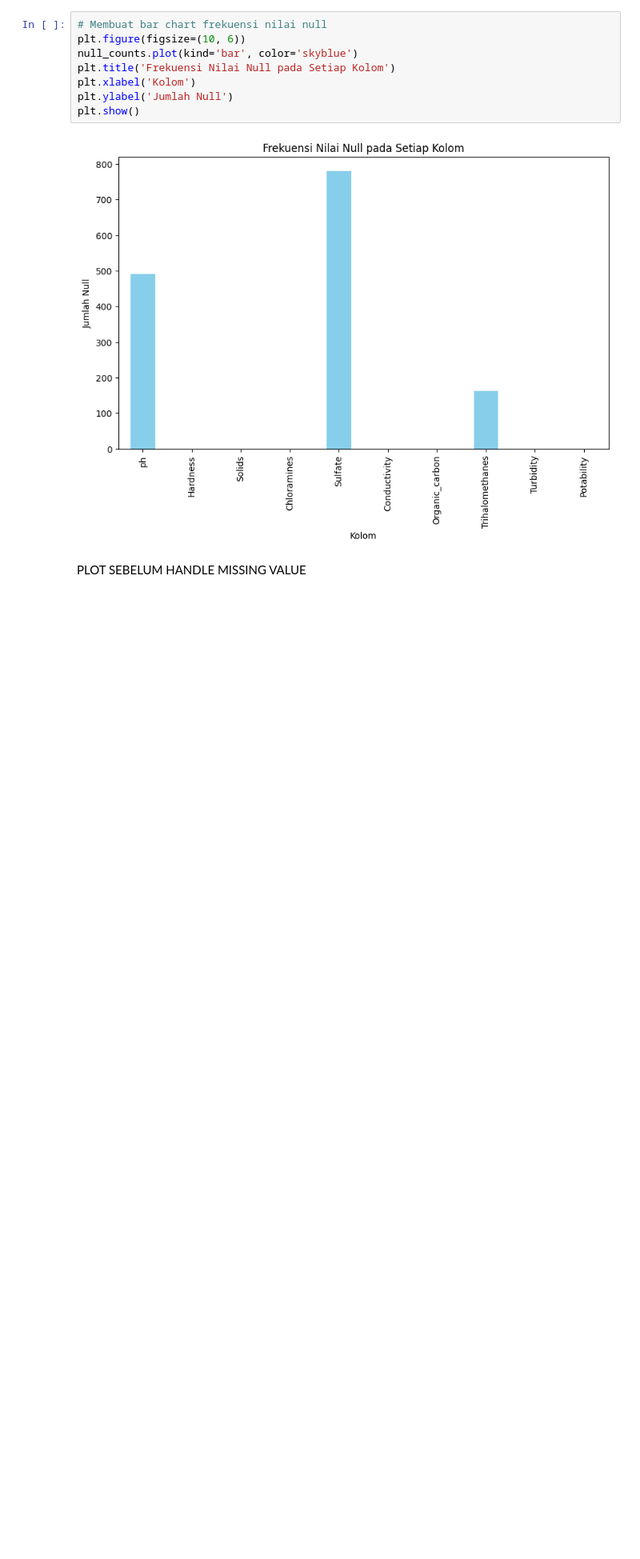
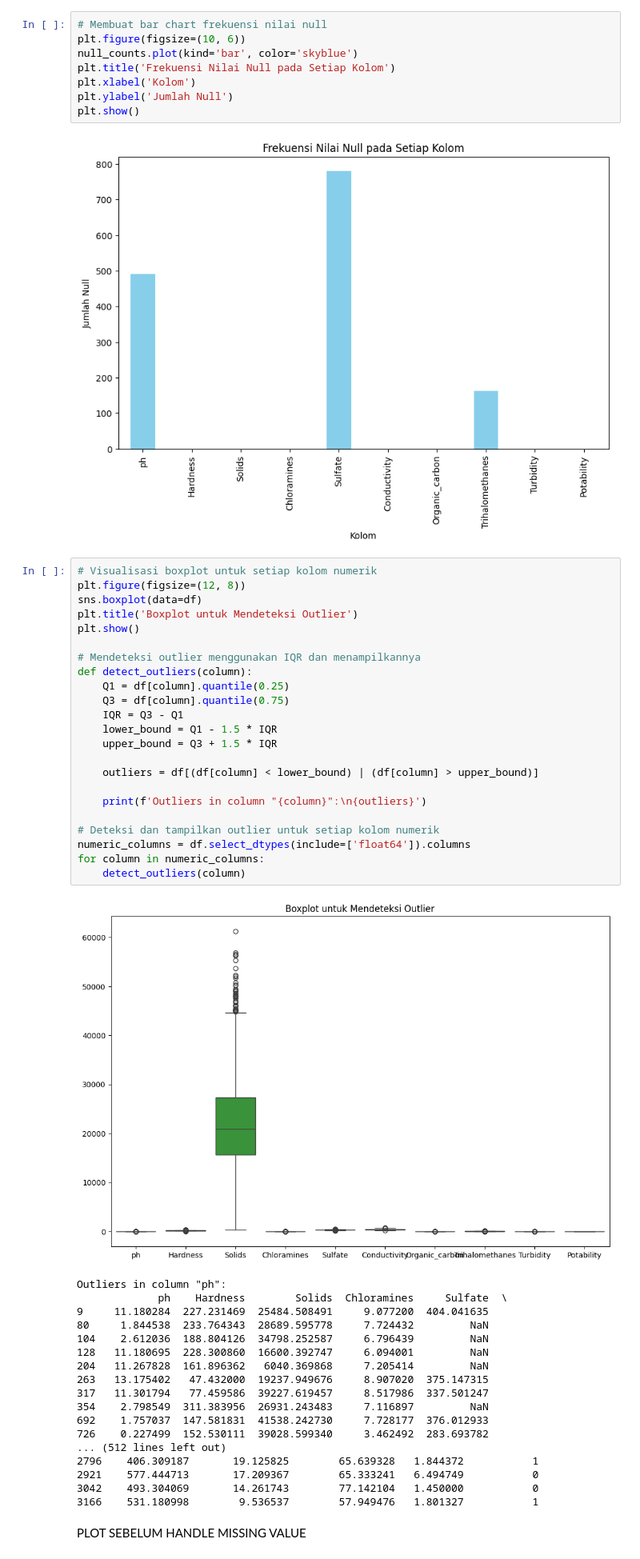
Before and after one commit to AirlanggaDS/ProjectUAS_AVD, a Jupyter notebook: tes.ipynb, the cells around one changed output. Shown at 80% size. Saved outputs shown, nothing was run; the diff lists cells and outputs as text; blank space fills up the shorter version.

```diff
--- a/tes.ipynb
+++ b/tes.ipynb
@@ -86,6 +86,48 @@ plt.ylabel('Jumlah Null')
 plt.show()
 # %% [output]
 [figure]
+# %%
+# Visualisasi boxplot untuk setiap kolom numerik
+plt.figure(figsize=(12, 8))
+sns.boxplot(data=df)
+plt.title('Boxplot untuk Mendeteksi Outlier')
+plt.show()
+
+# Mendeteksi outlier menggunakan IQR dan menampilkannya
+def detect_outliers(column):
+    Q1 = df[column].quantile(0.25)
+    Q3 = df[column].quantile(0.75)
+    IQR = Q3 - Q1
+    lower_bound = Q1 - 1.5 * IQR
+    upper_bound = Q3 + 1.5 * IQR
+
+    outliers = df[(df[column] < lower_bound) | (df[column] > upper_bound)]
+
+    print(f'Outliers in column "{column}":\n{outliers}')
+
+# Deteksi dan tampilkan outlier untuk setiap kolom numerik
+numeric_columns = df.select_dtypes(include=['float64']).columns
+for column in numeric_columns:
+    detect_outliers(column)
+# %% [output]
+[figure, added]
+Outliers in column "ph":
+             ph    Hardness        Solids  Chloramines     Sulfate  \
+9     11.180284  227.231469  25484.508491     9.077200  404.041635
+80     1.844538  233.764343  28689.595778     7.724432         NaN
+104    2.612036  188.804126  34798.252587     6.796439         NaN
+128   11.180695  228.300860  16600.392747     6.094001         NaN
+204   11.267828  161.896362   6040.369868     7.205414         NaN
+263   13.175402   47.432000  19237.949676     8.907020  375.147315
+317   11.301794   77.459586  39227.619457     8.517986  337.501247
+354    2.798549  311.383956  26931.243483     7.116897         NaN
+692    1.757037  147.581831  41538.242730     7.728177  376.012933
+726    0.227499  152.530111  39028.599340     3.462492  283.693782
+... (512 lines left out)
+2796    406.309187       19.125825        65.639328   1.844372           1
+2921    577.444713       17.209367        65.333241   6.494749           0
+3042    493.304069       14.261743        77.142104   1.450000           0
+3166    531.180998        9.536537        57.949476   1.801327           1
 # %% [markdown]
 PLOT SEBELUM HANDLE MISSING VALUE
 # %%
```
Also changed, not shown: parts of 4 cells of this notebook.
